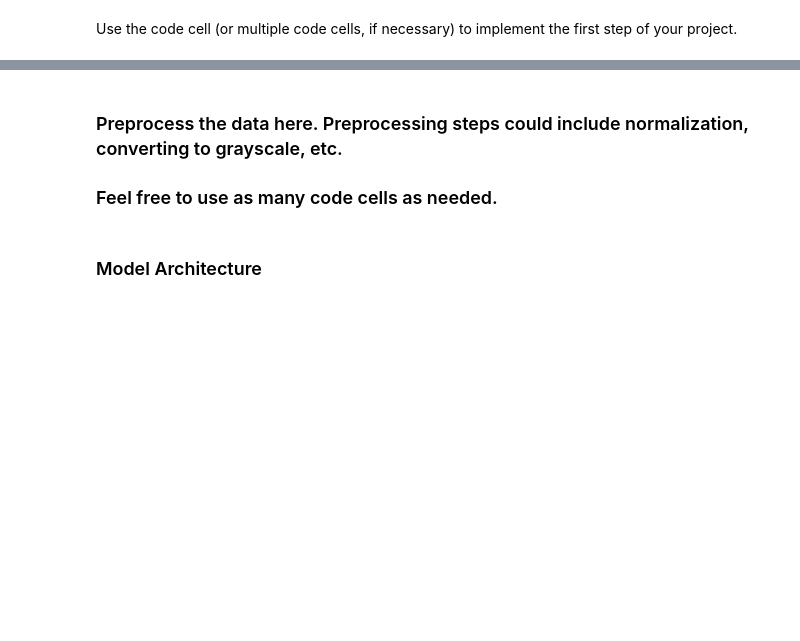
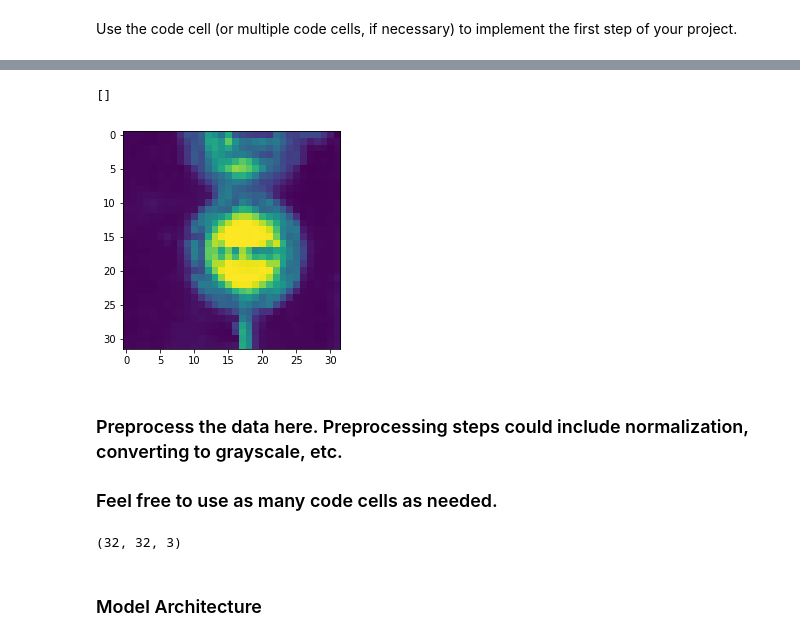
Before and after one commit to tarasovp/udacity, a Jupyter notebook: CarND-Traffic-Sign-Classifier-Project/Traffic_Sign_Classifier.ipynb, the cells around one changed output, grey strips where cells are left out. Cells and saved outputs as stored; diff of their text form; code cells hidden in the pictures; blank space fills up the shorter version.

```diff
--- a/CarND-Traffic-Sign-Classifier-Project/Traffic_Sign_Classifier.ipynb
+++ b/CarND-Traffic-Sign-Classifier-Project/Traffic_Sign_Classifier.ipynb
@@ -149,6 +169,23 @@ def preprocess(X):
 
     #normalize
     return np.array(list(map(normalizer,X)))
+# %%
+import cv2
+normalizer = lambda x: (x-x.mean())/x.std()
+
+def preprocess_v2(X):
+    #change color space
+    X=cv2.cvtColor(X, cv2.COLOR_BGR2YUV).astype(np.float)
+    X[:,:,0]=normalizer(X[:,:,0])
+
+    #normalize
+    return X
+# %%
+plt.imshow(preprocess_v2(X_train[12000])[:,:,0])
+plt.plot()
+# %% [output]
+[]
+[figure, added]
 # %% [markdown]
 ### Preprocess the data here. Preprocessing steps could include normalization, converting to grayscale, etc.
 ### Feel free to use as many code cells as needed.
@@ -156,0 +192,4 @@ X_train, X_valid,X_test= map(preprocess, [X_train, X_valid,X_test])
+# %%
+preprocess_v2(X_train[100]).shape
+# %% [output]
+(32, 32, 3)
```
Also changed, not shown: parts of 19 cells of this notebook.
